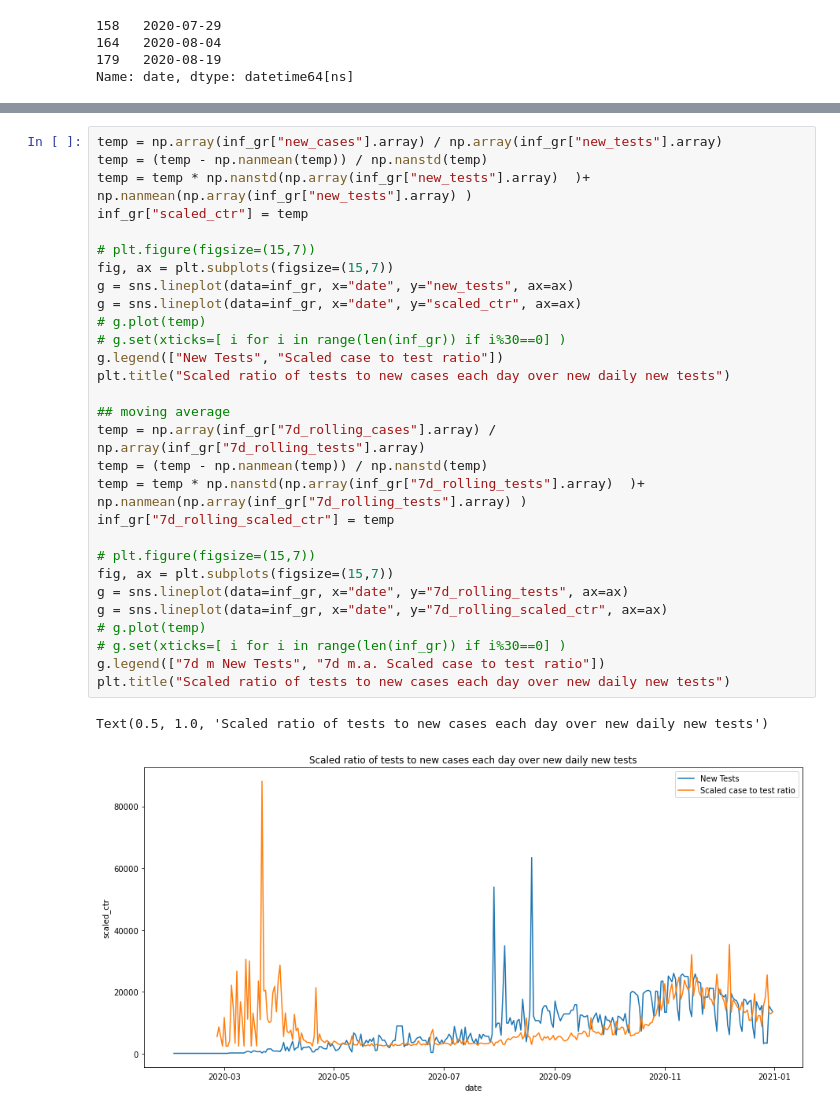
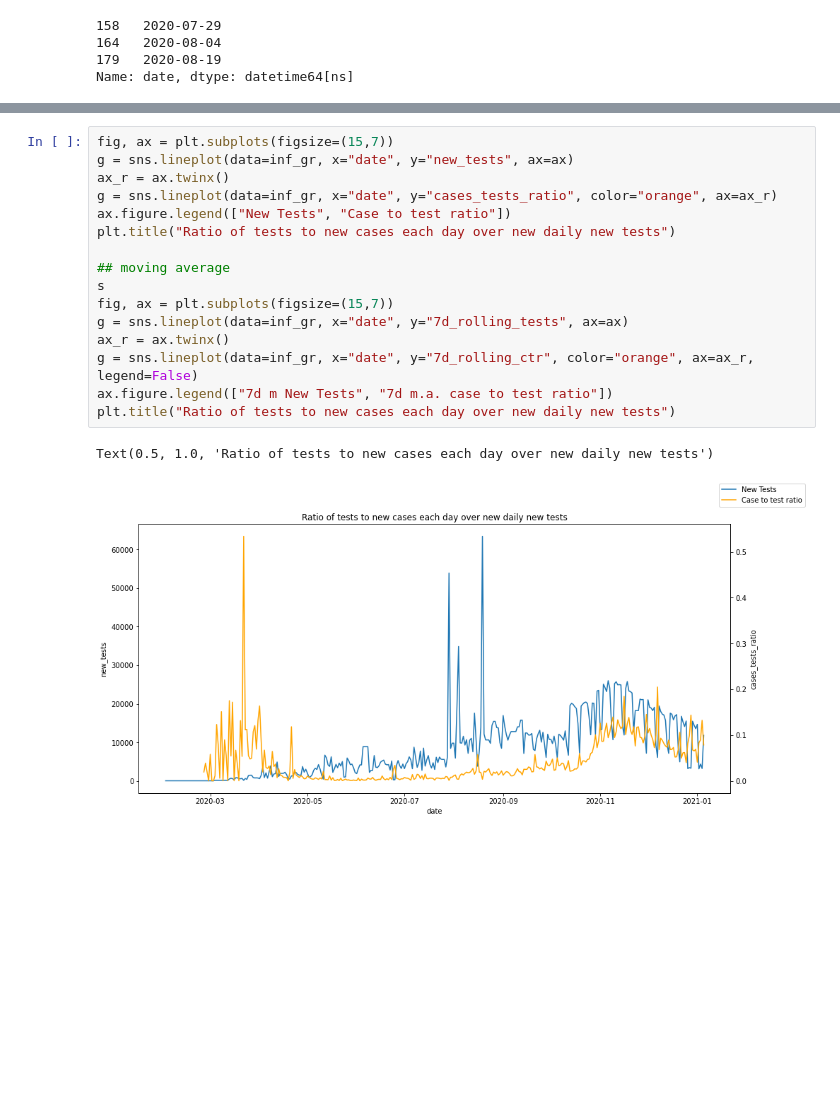
Before and after one commit to fivoskal/greece-covid-data-representation, a Jupyter notebook: owid.ipynb, the cells around one changed output, grey strips where cells are left out. Cells and saved outputs as stored; diff of their text form; blank space fills up the shorter version.

```diff
--- a/owid.ipynb
+++ b/owid.ipynb
@@ -186,32 +180,19 @@ The same goes for the pairs "new cases"/"case-to-test ratio" and "7 day rolling
 # %%
-temp = np.array(inf_gr["new_cases"].array) / np.array(inf_gr["new_tests"].array)
-temp = (temp - np.nanmean(temp)) / np.nanstd(temp)
-temp = temp * np.nanstd(np.array(inf_gr["new_tests"].array)  )+ np.nanmean(np.array(inf_gr["new_tests"].array) )
-inf_gr["scaled_ctr"] = temp
-
-# plt.figure(figsize=(15,7))
 fig, ax = plt.subplots(figsize=(15,7))
 g = sns.lineplot(data=inf_gr, x="date", y="new_tests", ax=ax)
-g = sns.lineplot(data=inf_gr, x="date", y="scaled_ctr", ax=ax)
-# g.plot(temp)
-# g.set(xticks=[ i for i in range(len(inf_gr)) if i%30==0] )
-g.legend(["New Tests", "Scaled case to test ratio"])
-plt.title("Scaled ratio of tests to new cases each day over new daily new tests")
+ax_r = ax.twinx()
+g = sns.lineplot(data=inf_gr, x="date", y="cases_tests_ratio", color="orange", ax=ax_r)
+ax.figure.legend(["New Tests", "Case to test ratio"])
+plt.title("Ratio of tests to new cases each day over new daily new tests")
 
 ## moving average
-temp = np.array(inf_gr["7d_rolling_cases"].array) / np.array(inf_gr["7d_rolling_tests"].array)
-temp = (temp - np.nanmean(temp)) / np.nanstd(temp)
-temp = temp * np.nanstd(np.array(inf_gr["7d_rolling_tests"].array)  )+ np.nanmean(np.array(inf_gr["7d_rolling_tests"].array) )
-inf_gr["7d_rolling_scaled_ctr"] = temp
-
-# plt.figure(figsize=(15,7))
+s
 fig, ax = plt.subplots(figsize=(15,7))
 g = sns.lineplot(data=inf_gr, x="date", y="7d_rolling_tests", ax=ax)
-g = sns.lineplot(data=inf_gr, x="date", y="7d_rolling_scaled_ctr", ax=ax)
-# g.plot(temp)
-# g.set(xticks=[ i for i in range(len(inf_gr)) if i%30==0] )
-g.legend(["7d m New Tests", "7d m.a. Scaled case to test ratio"])
-plt.title("Scaled ratio of tests to new cases each day over new daily new tests")
+ax_r = ax.twinx()
+g = sns.lineplot(data=inf_gr, x="date", y="7d_rolling_ctr", color="orange", ax=ax_r, legend=False)
+ax.figure.legend(["7d m New Tests", "7d m.a. case to test ratio"])
+plt.title("Ratio of tests to new cases each day over new daily new tests")
 # %% [output]
-Text(0.5, 1.0, 'Scaled ratio of tests to new cases each day over new daily new tests')
+Text(0.5, 1.0, 'Ratio of tests to new cases each day over new daily new tests')
-[figure, old version]
+[figure, new version]
```
Also changed, not shown: parts of 12 cells of this notebook.
